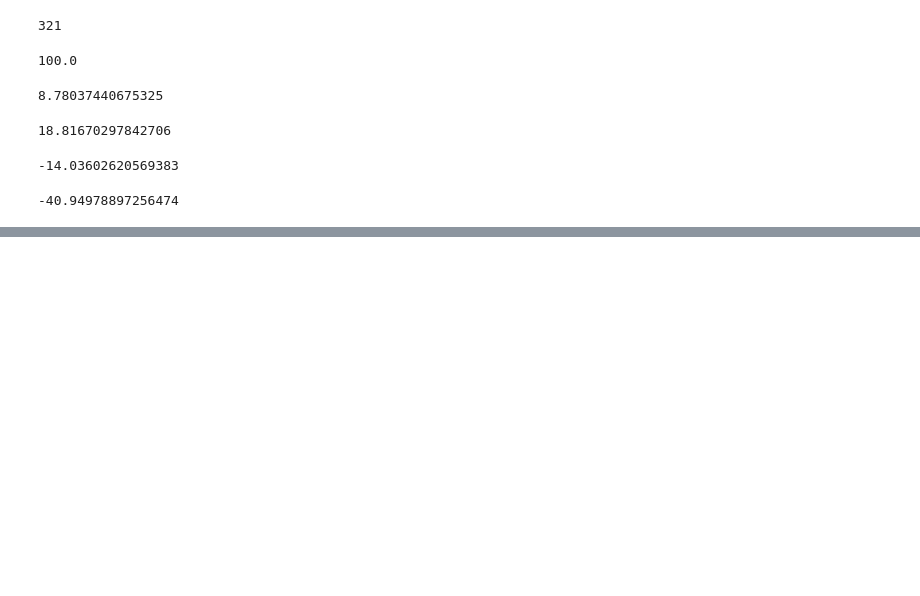
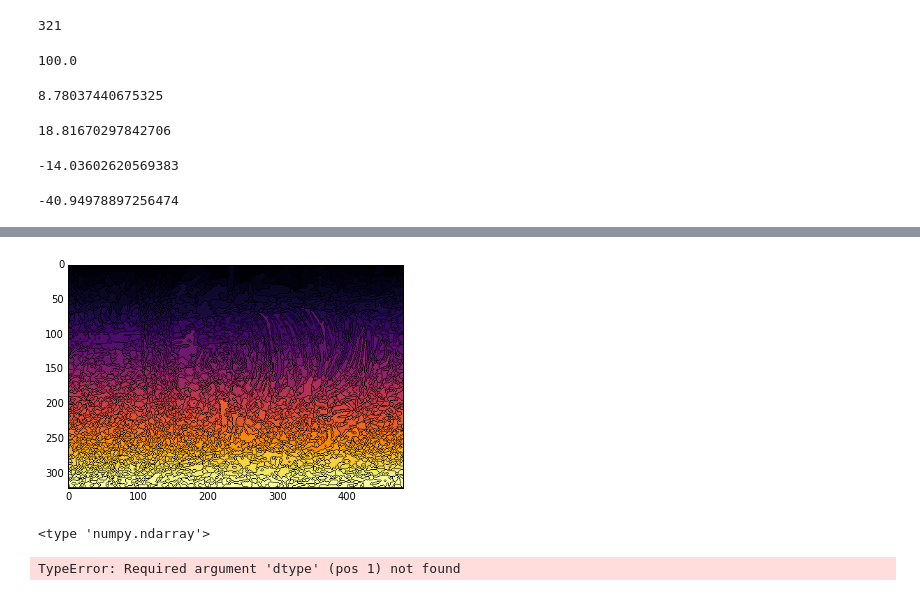
Before and after one commit to mateomarin97/IBIO4680, a Jupyter notebook: 06-Segmentation/Answer/Untitled0.ipynb, the cells around one changed output, grey strips where cells are left out. Cells and saved outputs as stored; diff of their text form; code cells hidden in the pictures; blank space fills up the shorter version.

```diff
--- a/06-Segmentation/Answer/Untitled0.ipynb
+++ b/06-Segmentation/Answer/Untitled0.ipynb
@@ -110,0 +207,3 @@ map=gmm.predict(np.array(vectores))
+# %%
+A=Imagen
+matrizmi=np.zeros((A.shape[0],A.shape[1]),int)
@@ -110,0 +256,36 @@ map=gmm.predict(np.array(vectores))
+# %%
+filename = "./BSDS_tiny/108005.jpg"
+Imagen=cv2.imread(filename)
+#Tambien obtenemos la imagen a blanco y negro
+Imagenbn= cv2.cvtColor(Imagen,cv2.COLOR_BGR2GRAY)
+#Watershed es ciego al color (en este caso), asi que solo voy a trabajar con la imagen a blanco y negro.
+#Voy a hacer el watershed tipico en el cual cada minimo local es un punto por donde empiezo a inundar, intente poner un
+#umbral para no marcar lineas divisoras de agua bajas pero no lo puede hacer en la funcion de cv2.
+#Lo primero es calcular la matriz de minimos locales de la Imagen a blanco y negro.
+Matrizminimos=minimolocal(Imagenbn)
+#Ahora creamos la mascara de marcadores
+markers=np.zeros((Imagenbn.shape[0],Imagenbn.shape[1]),int32)
+#Ahora alteramos la matriz de marcadores de forma tal que cada minimo local tenga un entero diferente representandolo en ella, y
+#aquellos que no son minimos locales sean ceros
+entero=1
+for i in range(Matrizminimos.shape[0]):
+    for j in range(Matrizminimos.shape[1]):
+        if Matrizminimos[i][j]==1:
+            markers[i][j]=entero
+            entero=entero+1
+
+
+#Ahora que tenemos la matriz de marcadores hacemos watershed
+segmentation = cv2.watershed(Imagen,markers)
+# %%
+figure()
+imshow(segmentation,cmap='inferno')
+show()
+# %% [output]
+[figure, added]
+# %%
+print(type(Imagen[0][0]))
+print(type(ndarray.astype(Imagenbn,dtype)))
+# %% [output]
+<type 'numpy.ndarray'>
+TypeError: Required argument 'dtype' (pos 1) not found
```
Also changed, not shown: parts of 15 cells of this notebook, 19 other files.
